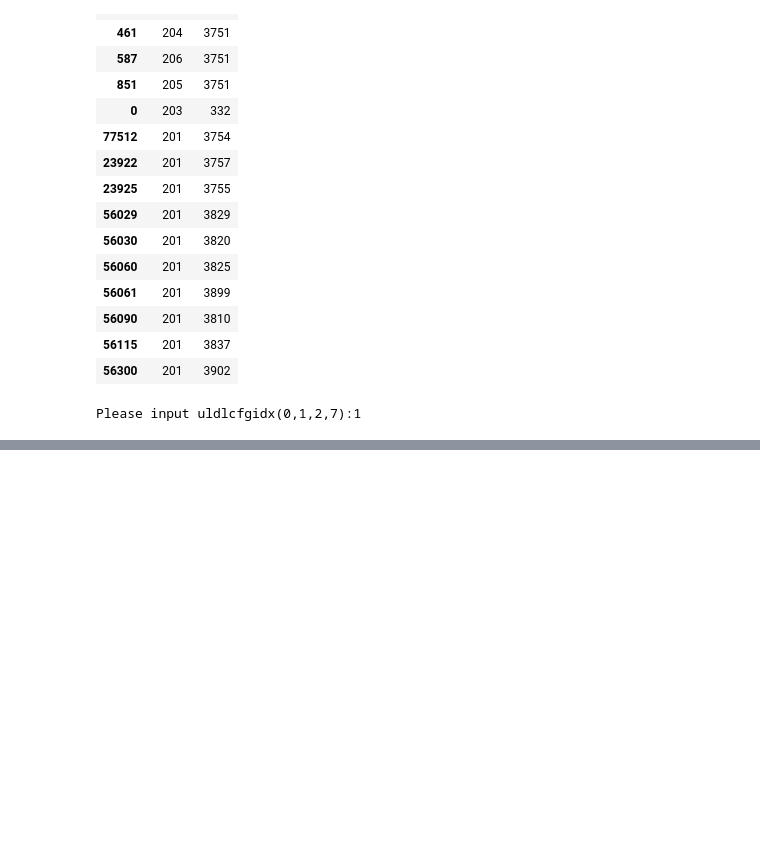
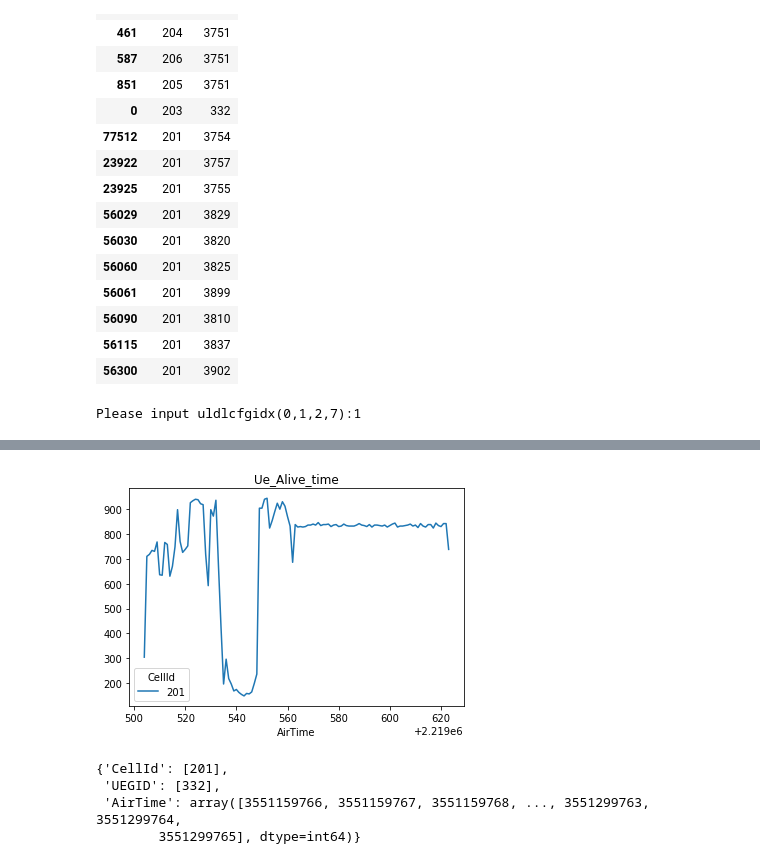
Before and after one commit to HonghaiJia/loganalysis, a Jupyter notebook: notebooks/lte/ulschd/Untitled.ipynb, the cells around one changed output, grey strips where cells are left out. Saved outputs shown, nothing was run; the diff lists cells and outputs as text; code cells hidden in the pictures; blank space fills up the shorter version.

```diff
--- a/notebooks/lte/ulschd/Untitled.ipynb
+++ b/notebooks/lte/ulschd/Untitled.ipynb
@@ -58,0 +67,6 @@ cell201.show_ue_livetime()
+# %%
+ue332 = cell201.get_ue(332)
+# %%
+ue332.show_livetime()
+# %% [output]
+[figure, added]
@@ -58,0 +75,7 @@ cell201.show_ue_livetime()
+# %%
+ue332._dllog._id_filter
+# %% [output]
+{'CellId': [201],
+ 'UEGID': [332],
+ 'AirTime': array([3551159766, 3551159767, 3551159768, ..., 3551299763, 3551299764,
+        3551299765], dtype=int64)}
```
Also changed, not shown: parts of 9 cells of this notebook, 2 other files.
